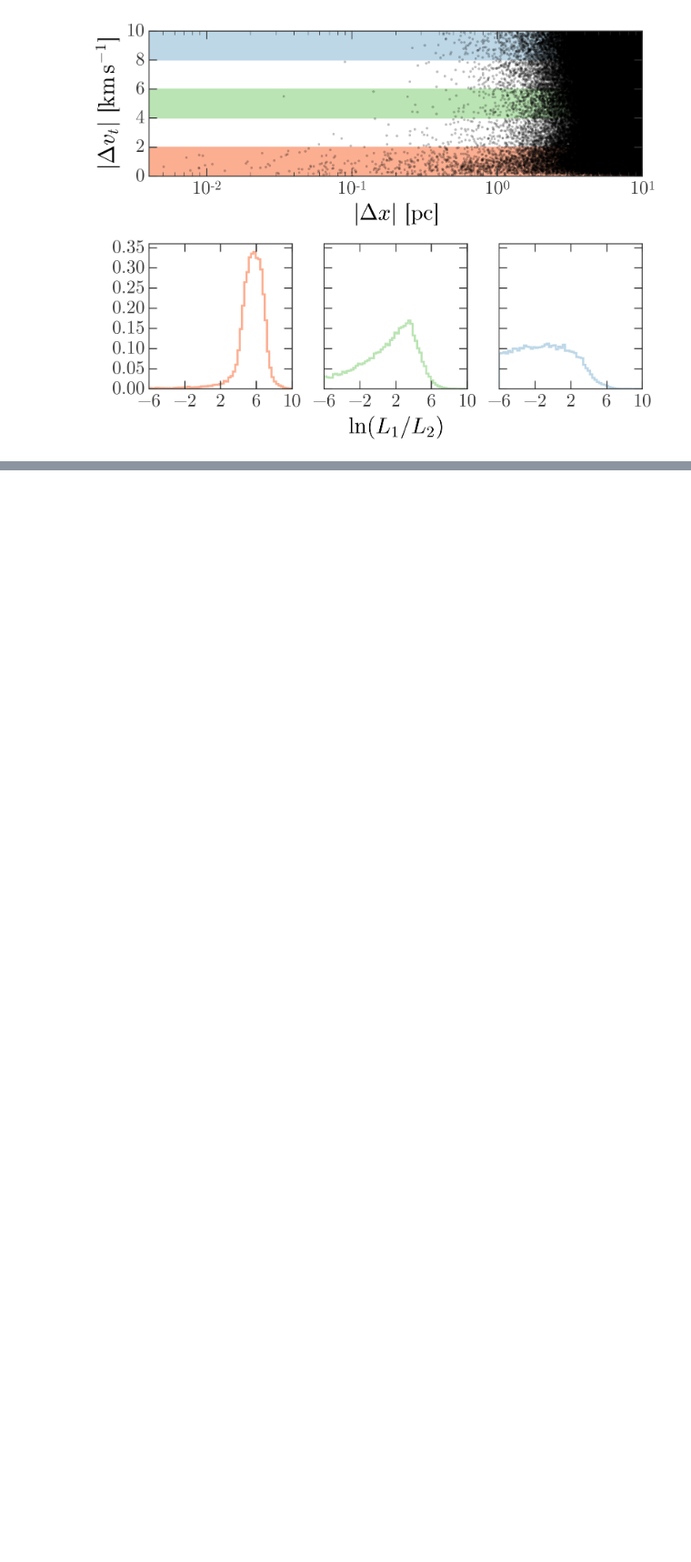
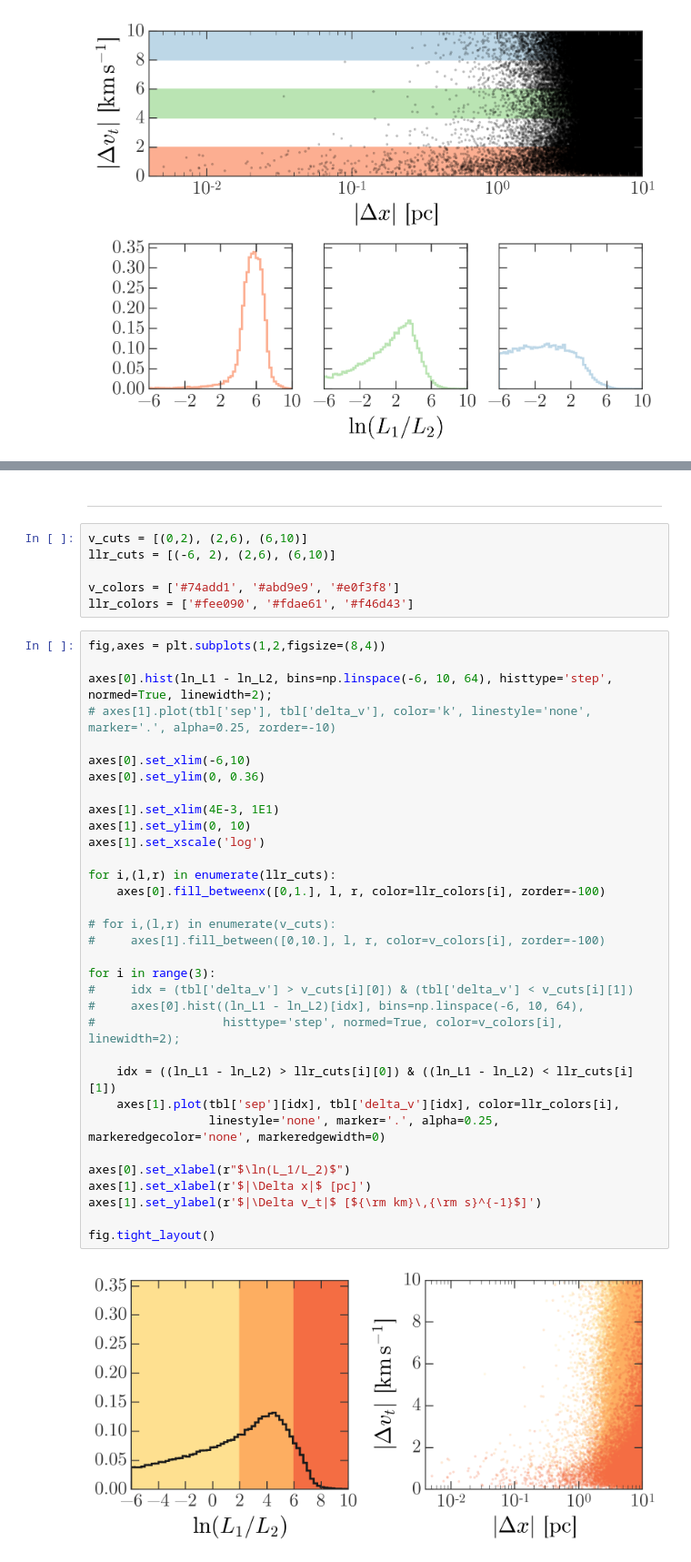
Before and after one commit to smoh/gaia-comoving-stars, a Jupyter notebook: notebooks/Figure llr-dvtan-separation.ipynb, the cells around one changed output, grey strips where cells are left out. Shown at 91% size. Saved outputs shown, nothing was run; the diff lists cells and outputs as text; blank space fills up the shorter version.

```diff
--- a/notebooks/Figure llr-dvtan-separation.ipynb
+++ b/notebooks/Figure llr-dvtan-separation.ipynb
@@ -108,0 +151,43 @@ fig.tight_layout()
+# %% [markdown]
+---
+# %%
+v_cuts = [(0,2), (2,6), (6,10)]
+llr_cuts = [(-6, 2), (2,6), (6,10)]
+
+v_colors = ['#74add1', '#abd9e9', '#e0f3f8']
+llr_colors = ['#fee090', '#fdae61', '#f46d43']
+# %%
+fig,axes = plt.subplots(1,2,figsize=(8,4))
+
+axes[0].hist(ln_L1 - ln_L2, bins=np.linspace(-6, 10, 64), histtype='step', normed=True, linewidth=2);
+# axes[1].plot(tbl['sep'], tbl['delta_v'], color='k', linestyle='none', marker='.', alpha=0.25, zorder=-10)
+
+axes[0].set_xlim(-6,10)
+axes[0].set_ylim(0, 0.36)
+
+axes[1].set_xlim(4E-3, 1E1)
+axes[1].set_ylim(0, 10)
+axes[1].set_xscale('log')
+
+for i,(l,r) in enumerate(llr_cuts):
+    axes[0].fill_betweenx([0,1.], l, r, color=llr_colors[i], zorder=-100)
+
+# for i,(l,r) in enumerate(v_cuts):
+#     axes[1].fill_between([0,10.], l, r, color=v_colors[i], zorder=-100)
+
+for i in range(3):
+#     idx = (tbl['delta_v'] > v_cuts[i][0]) & (tbl['delta_v'] < v_cuts[i][1])
+#     axes[0].hist((ln_L1 - ln_L2)[idx], bins=np.linspace(-6, 10, 64),
+#                  histtype='step', normed=True, color=v_colors[i], linewidth=2);
+
+    idx = ((ln_L1 - ln_L2) > llr_cuts[i][0]) & ((ln_L1 - ln_L2) < llr_cuts[i][1])
+    axes[1].plot(tbl['sep'][idx], tbl['delta_v'][idx], color=llr_colors[i],
+                 linestyle='none', marker='.', alpha=0.25, markeredgecolor='none', markeredgewidth=0)
+
+axes[0].set_xlabel(r"$\ln(L_1/L_2)$")
+axes[1].set_xlabel(r'$|\Delta x|$ [pc]')
+axes[1].set_ylabel(r'$|\Delta v_t|$ [${\rm km}\,{\rm s}^{-1}$]')
+
+fig.tight_layout()
+# %% [output]
+[figure, added]
```
Also changed, not shown: parts of 4 cells of this notebook.
